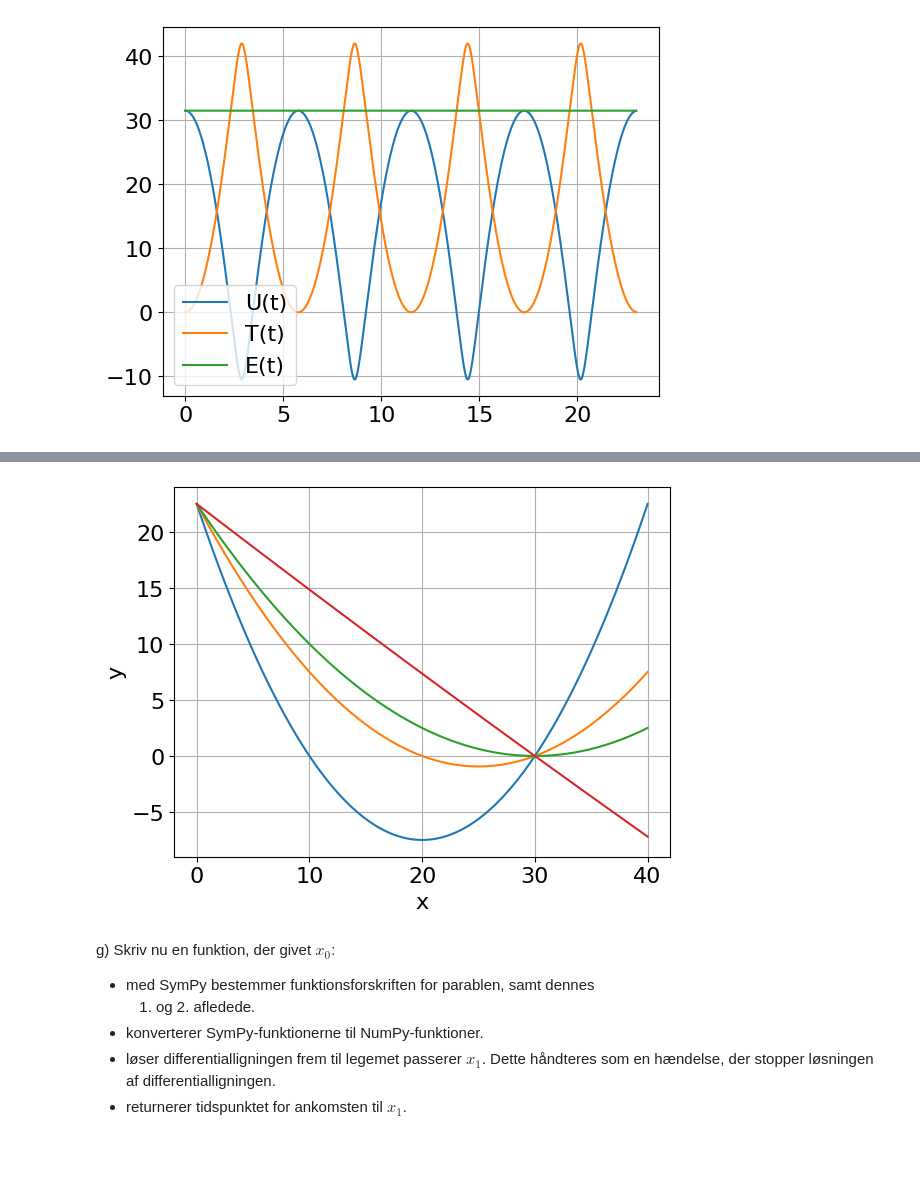
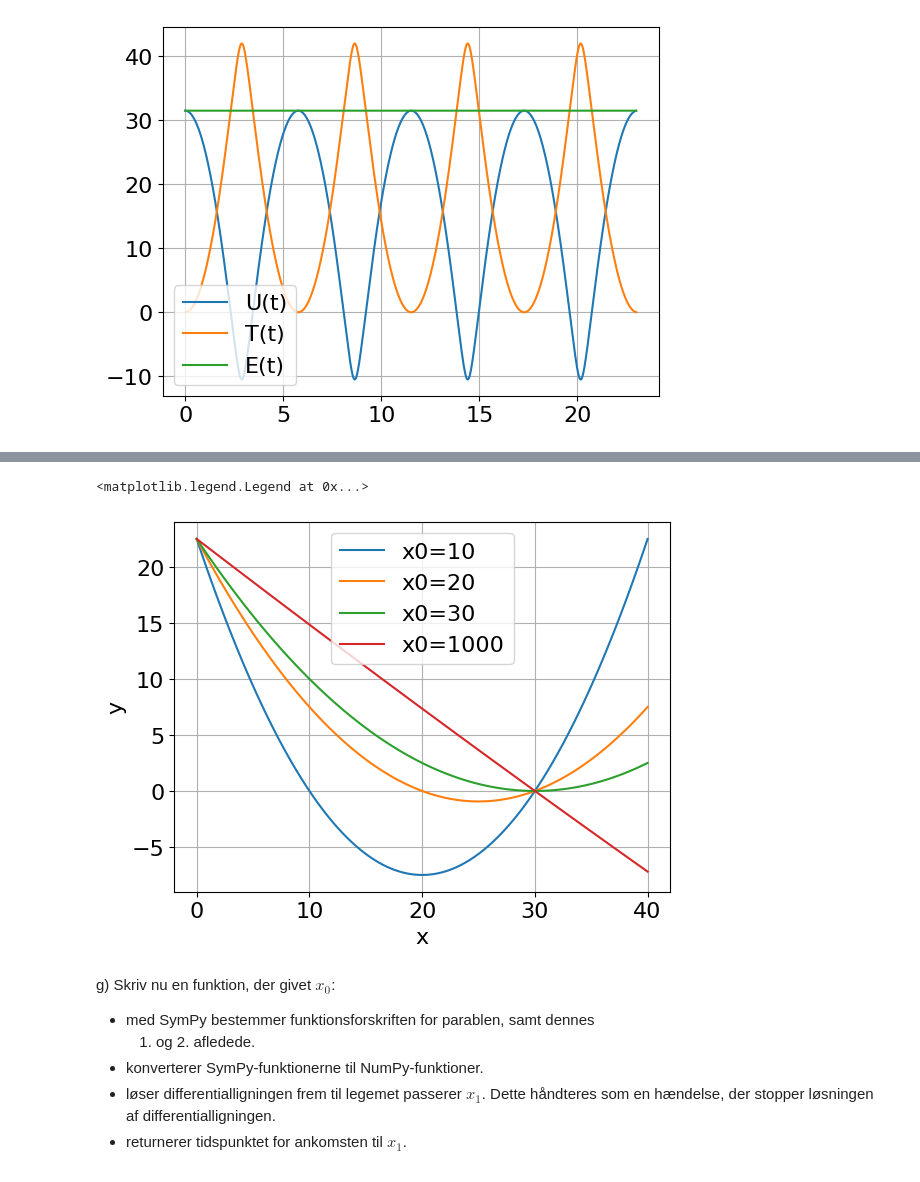
Before and after one commit to EmilLenler/PhD-Work, a Jupyter notebook: Teaching/Adv. Mechanics/Week 2/TØ2_løsning.ipynb, the cells around one changed output, grey strips where cells are left out. Drawn from its saved outputs; the diff is of its cells as text; code cells hidden in the pictures.

```diff
--- a/Teaching/Adv. Mechanics/Week 2/TØ2_løsning.ipynb
+++ b/Teaching/Adv. Mechanics/Week 2/TØ2_løsning.ipynb
@@ -281,16 +281,18 @@ tilsvarende plot af nogle parabler for forskellige $x_0$-værdier.
 # %%
 fig, ax = plt.subplots()
 xs = np.linspace(0, 40, 100)
 x1 = 30
 for x0 in [10, 20, 30, 1000]:
     A = h/(x0*x1)
     ax.plot(xs, A*(xs-x1)*(xs-x0), label=f'x0={x0}')
 
 ax.set_xlabel('x')
 ax.set_ylabel('y')
 ax.grid()
+ax.legend()
 # %% [output]
+<matplotlib.legend.Legend at 0x...>
-[figure, old version]
+[figure, new version]
 # %% [markdown]
 g) Skriv nu en funktion, der givet $x_0$:
 - med SymPy bestemmer funktionsforskriften for parablen, samt dennes
```
Also changed, not shown: parts of 10 cells of this notebook, 25 other files.
